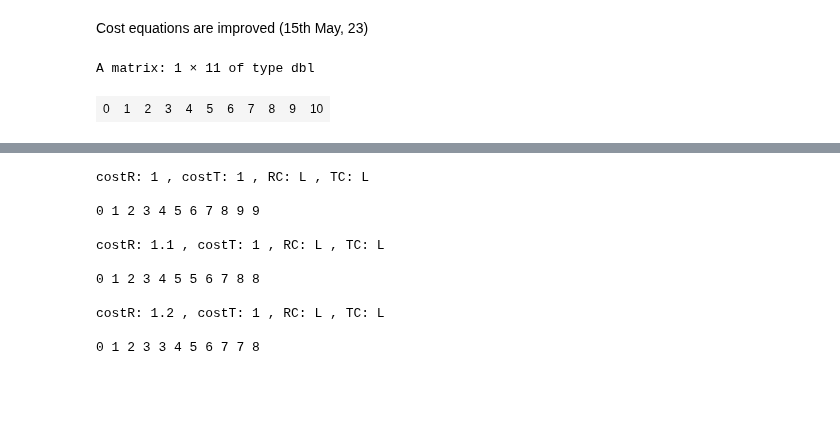
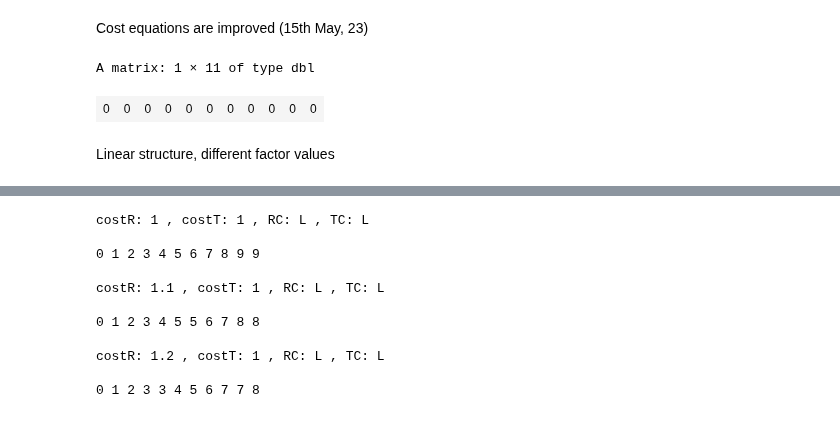
Before and after one commit to IshtiSikder/Optimal-allocation-of-rescue-teams-for-hostage-situations, a Jupyter notebook: R_for_MDP_(NEW).ipynb, the cells around one changed output, grey strips where cells are left out. Saved outputs shown, nothing was run; the diff lists cells and outputs as text; code cells hidden in the pictures; blank space fills up the shorter version.

```diff
--- a/R_for_MDP_(NEW).ipynb
+++ b/R_for_MDP_(NEW).ipynb
@@ -509,5 +434,5 @@ MDP = function(lam, mu, eps, numRescue, numTerror, costT, RC) {
 # %%
-MDP(lam = 0.2763, mu = 0.2829, eps = 0.1718, numRescue=10, numTerror=10, costT=1,RC='L')
+MDP(lam = 0.2763, mu = 0.2829, eps = 0.1718, numRescue=10, numTerror=10, costT=1,RC='L',mult=2)
 # %% [output]
 A matrix: 1 × 11 of type dbl
-| 0 | 1 | 2 | 3 | 4 | 5 | 6 | 7 | 8 | 9 | 10 |
+| 0 | 0 | 0 | 0 | 0 | 0 | 0 | 0 | 0 | 0 | 0 |
@@ -513,0 +460,2 @@ A matrix: 1 × 11 of type dbl
+# %% [markdown]
+Linear structure, different factor values
```
Also changed, not shown: parts of 17 cells of this notebook.
